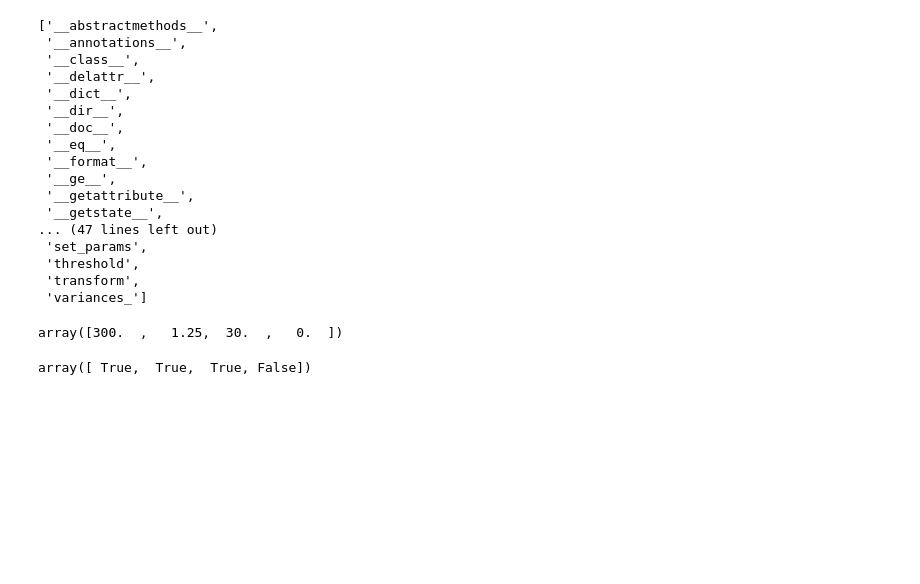
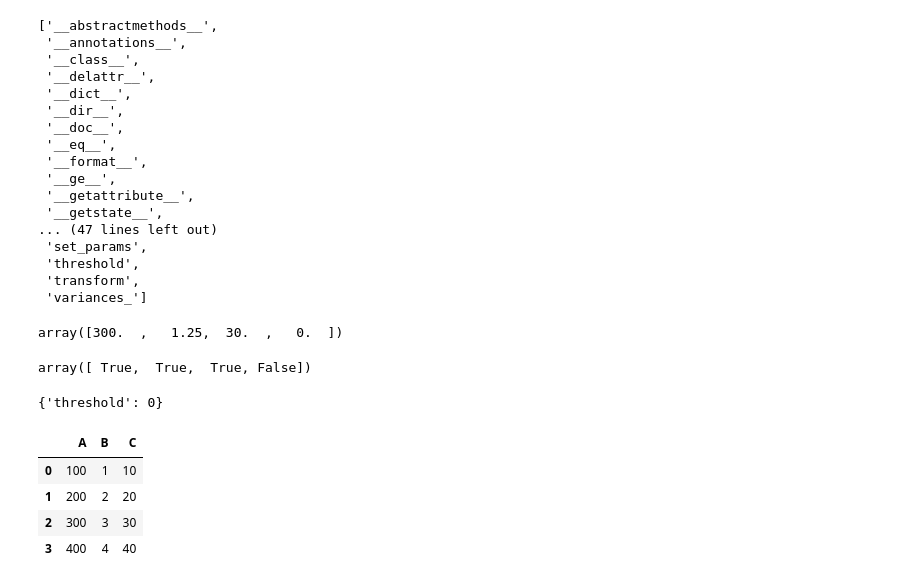
Before and after one commit to Sahilkhan-34/Machine-Learning, a Jupyter notebook: Linear Regression/Feature_Selection.ipynb, the cells around one changed output. Saved outputs shown, nothing was run; the diff lists cells and outputs as text; code cells hidden in the pictures; blank space fills up the shorter version.

```diff
--- a/Linear Regression/Feature_Selection.ipynb
+++ b/Linear Regression/Feature_Selection.ipynb
@@ -112,3 +112,18 @@ array([300.  ,   1.25,  30.  ,   0.  ])
 vt.get_support()
 # %% [output]
 array([ True,  True,  True, False])
+# %%
+vt.get_params()
+# Hyper parameter that we are providing in the pacakage or inside the function
+# %% [output]
+{'threshold': 0}
+# %%
+columns = vt.get_feature_names_out()
+# feature we want to include
+df[columns]
+# %% [output]
+|  | A | B | C |
+| 0 | 100 | 1 | 10 |
+| 1 | 200 | 2 | 20 |
+| 2 | 300 | 3 | 30 |
+| 3 | 400 | 4 | 40 |
```
Also changed, not shown: 1 other file.
